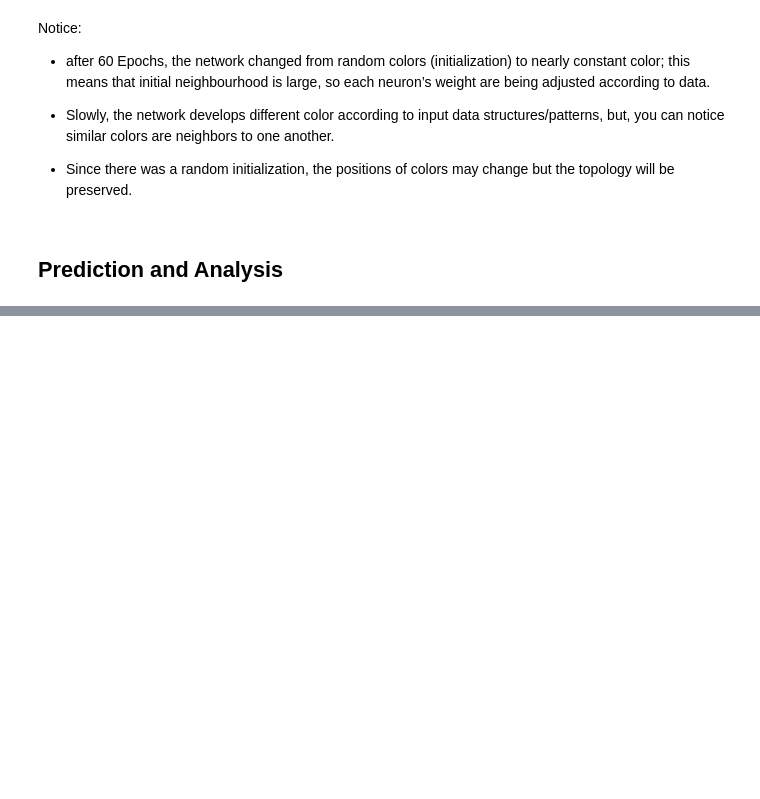
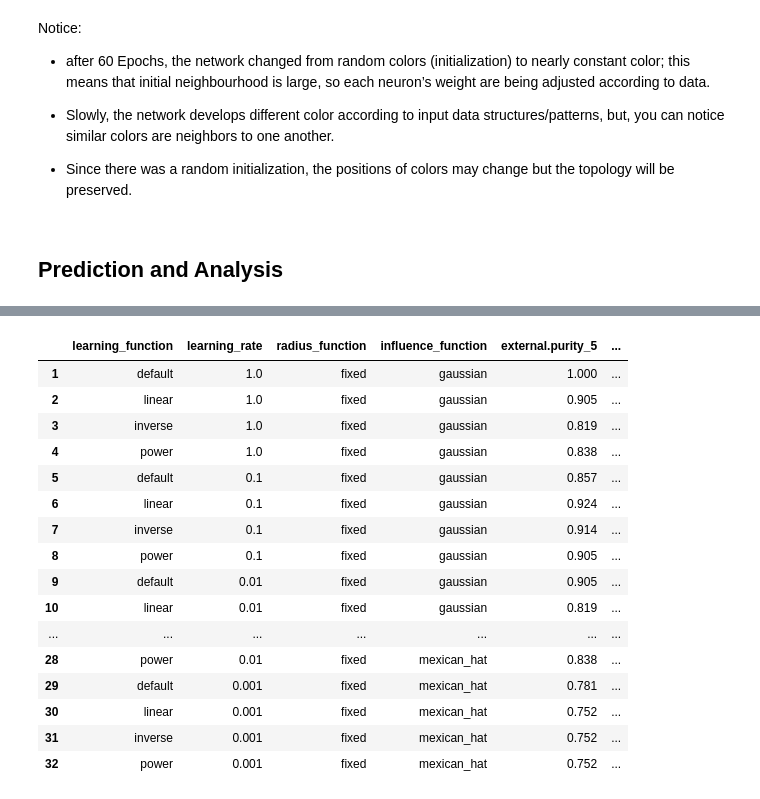
Before and after one commit to richardjonker2000/TMBD-Project-3, a Jupyter notebook: SOM1C.ipynb, the cells around one changed output, grey strips where cells are left out. Drawn from its saved outputs; the diff is of its cells as text; code cells hidden in the pictures; blank space fills up the shorter version.

```diff
--- a/SOM1C.ipynb
+++ b/SOM1C.ipynb
@@ -359,11 +194,12 @@ def run_50(weights, base_lr, lr_decay_function, radius_decay_function, influence
 # More rates, and decay functions can be appended. cost is running time
 lrs = [1, 0.1, 0.01, 0.001]  # base learning rates
 lfs = ["default", "linear", "inverse", "power"]  # learning rate decay functions
-rdfs = ["fixed", "linear", "exponential"]  # radius decay functions.
-ifs = ['mexican_hat', 'gaussian']  # influence functions
+rdfs = ["fixed"]#, "linear", "exponential"]  # radius decay functions.
+iffs = ['gaussian','mexican_hat']  # influence functions
+epochs = [5,10,20,30,40,50]
 
 # 96 runs/combinations in all
-mesh = np.array(np.meshgrid(lrs, lfs, rdfs, ifs))
+mesh = np.array(np.meshgrid(lrs, lfs, rdfs, iffs))
 lrs_lfs_rdfs_ifs = mesh.T.reshape(-1, 4)
 
 # agri_som = SOM(3,3,3)  # initialization
@@ -387,3 +223,5 @@ weights = np.array(
 		]
 	]
 )
+
+print(len(lrs_lfs_rdfs_ifs), 'runs')
@@ -390,12 +229,0 @@ weights = np.array(
-# %%
-# train without _p
-for lr, lf, rdf, if_ in lrs_lfs_rdfs_ifs:
-    lr = lr.astype('float64')
-    run_5(weights, base_lr=lr, lr_decay_function=lf, radius_decay_function=rdf, influence_function=if_, show_plot=False)
-    run_10(weights, base_lr=lr, lr_decay_function=lf, radius_decay_function=rdf, influence_function=if_, show_plot=False)
-    run_20(weights, base_lr=lr, lr_decay_function=lf, radius_decay_function=rdf, influence_function=if_, show_plot=False)
-    run_30(weights, base_lr=lr, lr_decay_function=lf, radius_decay_function=rdf, influence_function=if_, show_plot=False)
-    run_40(weights, base_lr=lr, lr_decay_function=lf, radius_decay_function=rdf, influence_function=if_, show_plot=False)
-    run_50(weights, base_lr=lr, lr_decay_function=lf, radius_decay_function=rdf, influence_function=if_, show_plot=False)
-
-    print(f'lr:{lr}, lrf:{lf}, rdf:{rdf}, inf.func:{if_} done!')
@@ -521,0 +376,20 @@ results_df[query]
+# %%
+results_df_rk
+# %% [output]
+|  | learning_function | learning_rate | radius_function | influence_function | external.purity_5 | ... |
+| 1 | default | 1.0 | fixed | gaussian | 1.000 | ... |
+| 2 | linear | 1.0 | fixed | gaussian | 0.905 | ... |
+| 3 | inverse | 1.0 | fixed | gaussian | 0.819 | ... |
+| 4 | power | 1.0 | fixed | gaussian | 0.838 | ... |
+| 5 | default | 0.1 | fixed | gaussian | 0.857 | ... |
+| 6 | linear | 0.1 | fixed | gaussian | 0.924 | ... |
+| 7 | inverse | 0.1 | fixed | gaussian | 0.914 | ... |
+| 8 | power | 0.1 | fixed | gaussian | 0.905 | ... |
+| 9 | default | 0.01 | fixed | gaussian | 0.905 | ... |
+| 10 | linear | 0.01 | fixed | gaussian | 0.819 | ... |
+| ... | ... | ... | ... | ... | ... | ... |
+| 28 | power | 0.01 | fixed | mexican_hat | 0.838 | ... |
+| 29 | default | 0.001 | fixed | mexican_hat | 0.781 | ... |
+| 30 | linear | 0.001 | fixed | mexican_hat | 0.752 | ... |
+| 31 | inverse | 0.001 | fixed | mexican_hat | 0.752 | ... |
+| 32 | power | 0.001 | fixed | mexican_hat | 0.752 | ... |
```
Also changed, not shown: parts of 16 cells of this notebook, 6 other files.
